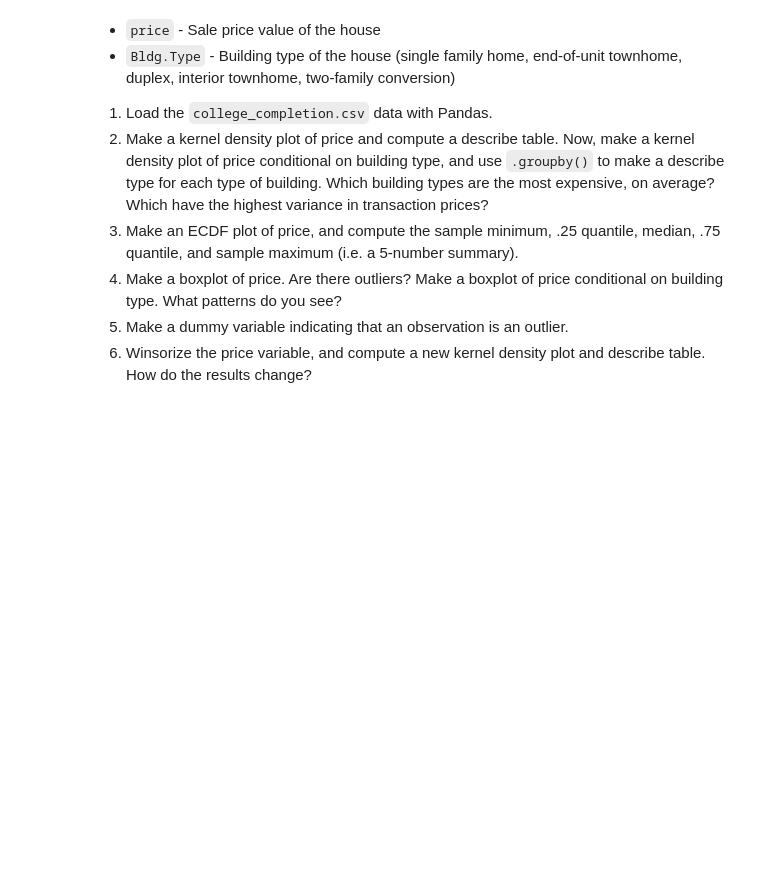
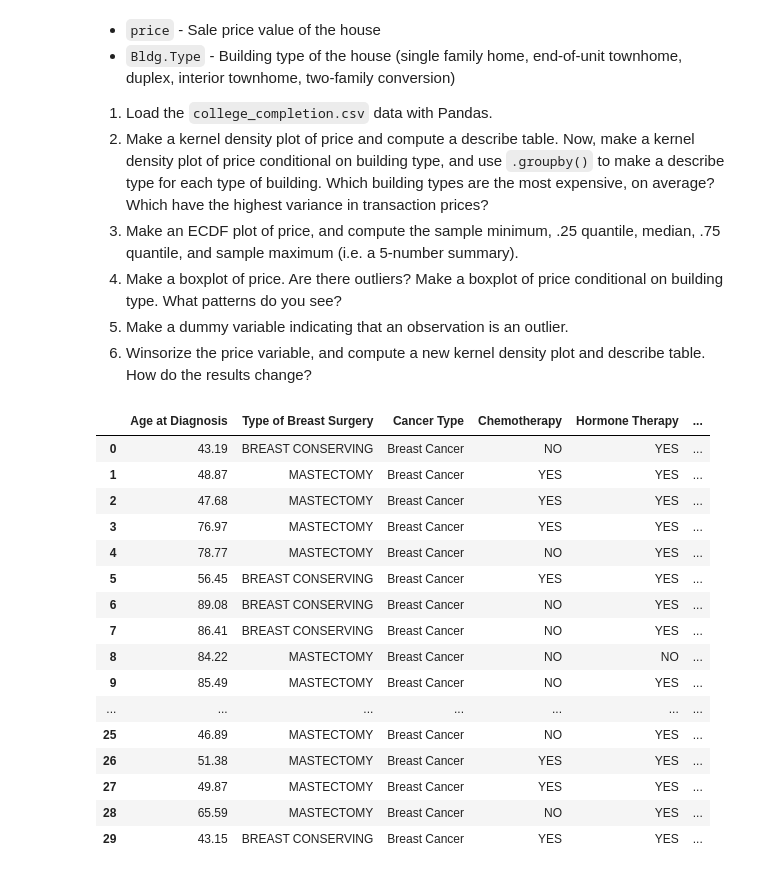
Before and after one commit to thomashooks53/undergrad_ml_assignments, a Jupyter notebook: 01_assignment_wrangling_and_eda.ipynb, the cells around one changed output. Saved outputs shown, nothing was run; the diff lists cells and outputs as text; code cells hidden in the pictures; blank space fills up the shorter version.

```diff
--- a/01_assignment_wrangling_and_eda.ipynb
+++ b/01_assignment_wrangling_and_eda.ipynb
@@ -330,3 +330,27 @@ We'll use the `ames_prices.csv` dataset. The "relevant" variables for this quest
 4. Make a boxplot of price. Are there outliers? Make a boxplot of price conditional on building type. What patterns do you see?
 5. Make a dummy variable indicating that an observation is an outlier.
 6. Winsorize the price variable, and compute a new kernel density plot and describe table. How do the results change?
+# %%
+#Question 7
+
+#Part 1
+prices = pd.read_csv("/content/data/metabric.csv")
+prices.head(30)
+# %% [output]
+|  | Age at Diagnosis | Type of Breast Surgery | Cancer Type | Chemotherapy | Hormone Therapy | ... |
+| 0 | 43.19 | BREAST CONSERVING | Breast Cancer | NO | YES | ... |
+| 1 | 48.87 | MASTECTOMY | Breast Cancer | YES | YES | ... |
+| 2 | 47.68 | MASTECTOMY | Breast Cancer | YES | YES | ... |
+| 3 | 76.97 | MASTECTOMY | Breast Cancer | YES | YES | ... |
+| 4 | 78.77 | MASTECTOMY | Breast Cancer | NO | YES | ... |
+| 5 | 56.45 | BREAST CONSERVING | Breast Cancer | YES | YES | ... |
+| 6 | 89.08 | BREAST CONSERVING | Breast Cancer | NO | YES | ... |
+| 7 | 86.41 | BREAST CONSERVING | Breast Cancer | NO | YES | ... |
+| 8 | 84.22 | MASTECTOMY | Breast Cancer | NO | NO | ... |
+| 9 | 85.49 | MASTECTOMY | Breast Cancer | NO | YES | ... |
+| ... | ... | ... | ... | ... | ... | ... |
+| 25 | 46.89 | MASTECTOMY | Breast Cancer | NO | YES | ... |
+| 26 | 51.38 | MASTECTOMY | Breast Cancer | YES | YES | ... |
+| 27 | 49.87 | MASTECTOMY | Breast Cancer | YES | YES | ... |
+| 28 | 65.59 | MASTECTOMY | Breast Cancer | NO | YES | ... |
+| 29 | 43.15 | BREAST CONSERVING | Breast Cancer | YES | YES | ... |
```
